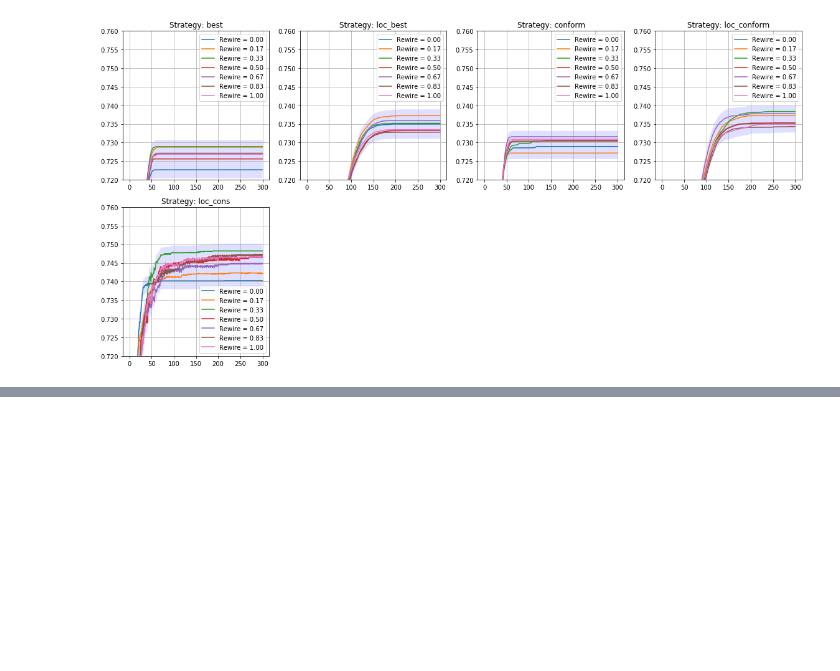
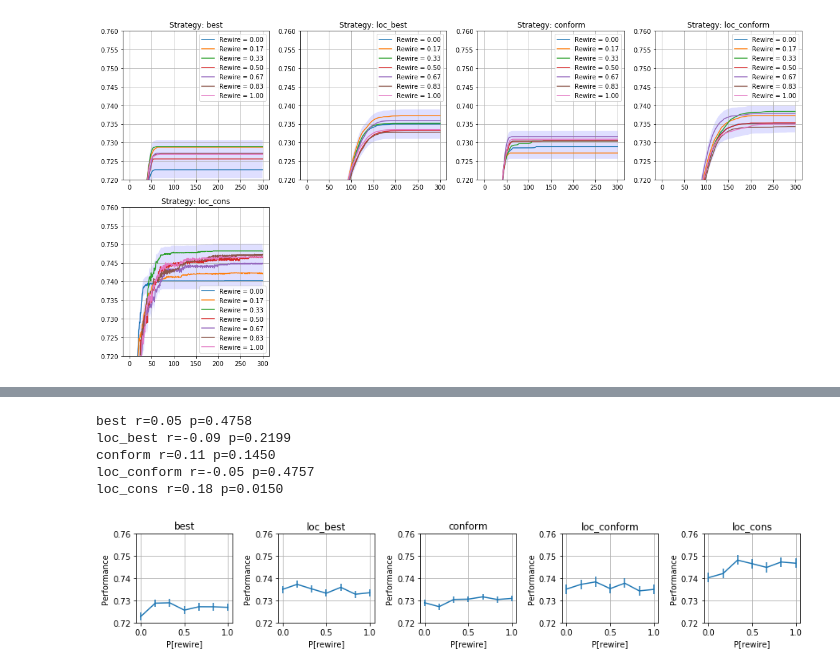
Before and after one commit to elplatt/NK-Net-Learn, a Jupyter notebook: Plot NK Network.ipynb, the cells around one changed output, grey strips where cells are left out. Drawn from its saved outputs; the diff is of its cells as text; code cells hidden in the pictures; blank space fills up the shorter version.

```diff
--- a/Plot NK Network.ipynb
+++ b/Plot NK Network.ipynb
@@ -112,7 +126,7 @@ plt.tight_layout()
 # %% [output]
 [figure]
 # %%
-colors = ["#0000FF", "#FF0000", "#00FF00", "#3F3F7F", "#000000"]
+colors = ["#0000FF", "#FF0000", "#007F00", "#00007F", "#000000"]
 plt.figure(figsize=(15.0/3.0,7.5/3.0))
 for i, r in enumerate([0, 1]):
     df_rewire = df_values[(df_values["rewire"] - r).abs() < 0.01]
@@ -140,4 +154,5 @@ for i, r in enumerate([0, 1]):
     plt.ylim([0.65, 0.75])
 plt.tight_layout()
 plt.savefig("fig-val-iter.pdf", format="pdf")
+plt.savefig("fig-val-iter.png", format="png", dpi=300)
 # %% [output]
@@ -164,23 +211,33 @@ plt.tight_layout()
 # %%
-plt.figure(figsize=(4*4,4*2))
+plt.figure(figsize=(5.0*15.0/6.0,15.0/6.0))
 for j, strategy in enumerate(strategies):
-    plt.subplot(2,4,1+j)
+    plt.subplot(1,5,1+j)
     r,p = spstats.pearsonr(df_runs["rewire"], df_runs["%s_perf" % strategy])
     mean = []
     serr = []
     std = []
     for rw in rs:
         df = df_runs[(df_runs["rewire"] - rw).abs() < 0.01]
         m = df["%s_perf" % strategy].mean()
         s = df["%s_perf" % strategy].std(ddof=1)
         se = s / sqrt(float(len(df["%s_perf" % strategy])))
         mean.append(m)
         serr.append(se)
         std.append(s)
     plt.errorbar(rs, mean, yerr=se)
-    plt.title("%s r=%0.2f p=%0.4f" % (strategy, r, p))
+    plt.title(strategy)
+    print "%s r=%0.2f p=%0.4f" % (strategy, r, p)
+    xlabel("P[rewire]")
+    ylabel("Performance")
     plt.legend()
     plt.grid()
     plt.ylim([0.72, 0.76])
 plt.tight_layout()
+# %% [output]
+best r=0.05 p=0.4758
+loc_best r=-0.09 p=0.2199
+conform r=0.11 p=0.1450
+loc_conform r=-0.05 p=0.4757
+loc_cons r=0.18 p=0.0150
+[figure, added]
 # %%
```
Also changed, not shown: parts of 13 cells of this notebook.
